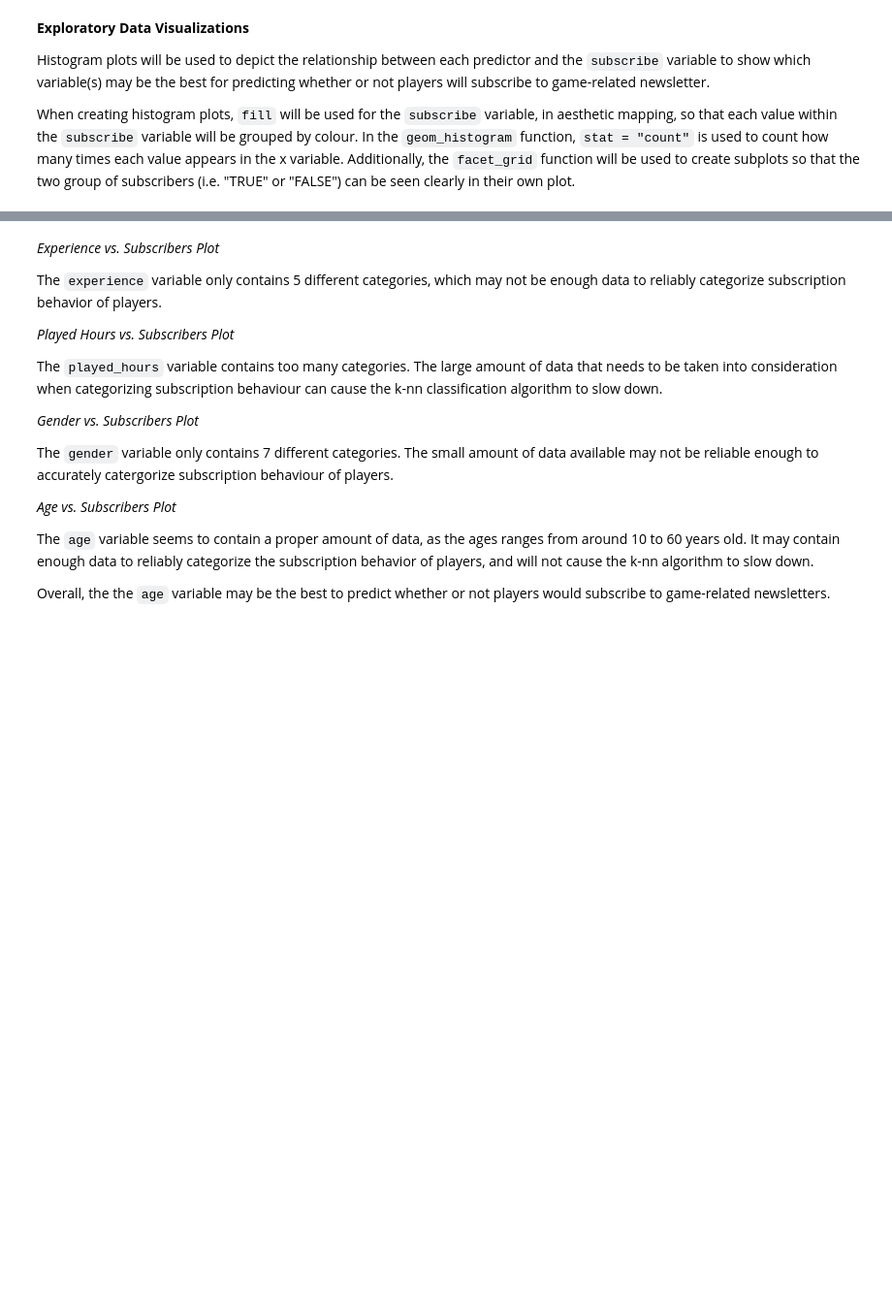
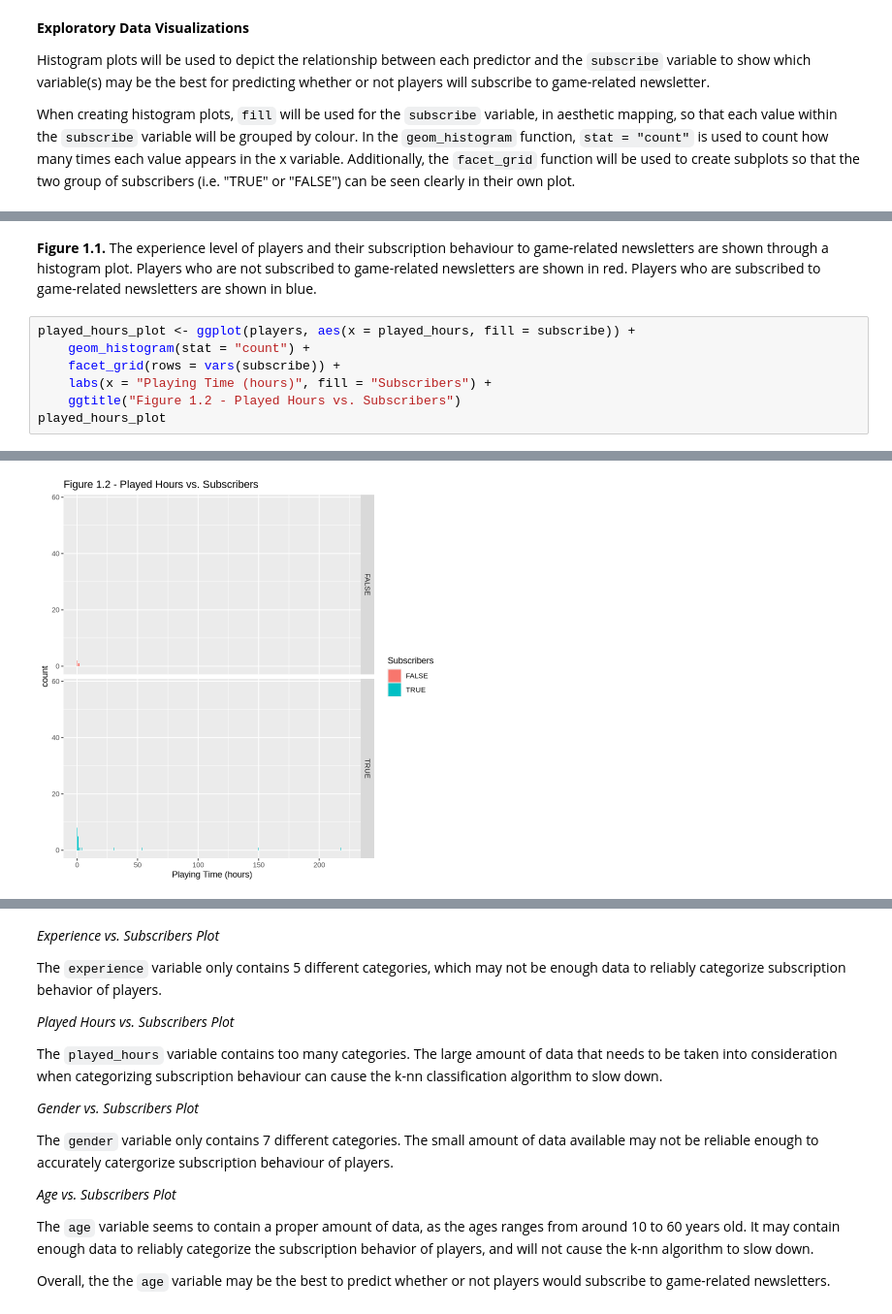
Before and after one commit to zzashleeyj/DSCI100-46-Group-Project, a Jupyter notebook: Final Project 46.ipynb, the cells around one changed output, grey strips where cells are left out. Shown at 97% size. Cells and saved outputs as stored; diff of their text form; blank space fills up the shorter version.

```diff
--- a/Final Project 46.ipynb
+++ b/Final Project 46.ipynb
@@ -181,0 +150,10 @@ Warning message:
+# %% [markdown]
+**Figure 1.1.** The experience level of players and their subscription behaviour to game-related newsletters are shown through a histogram plot. Players who are not subscribed to game-related newsletters are shown in red. Players who are subscribed to game-related newsletters are shown in blue.
+# %%
+played_hours_plot <- ggplot(players, aes(x = played_hours, fill = subscribe)) +
+    geom_histogram(stat = "count") +
+    facet_grid(rows = vars(subscribe)) +
+    labs(x = "Playing Time (hours)", fill = "Subscribers") +
+    ggtitle("Figure 1.2 - Played Hours vs. Subscribers")
+played_hours_plot
+# %% [output]
@@ -181,0 +162 @@ Warning message:
+[figure, added]
```
Also changed, not shown: parts of 11 cells of this notebook.
